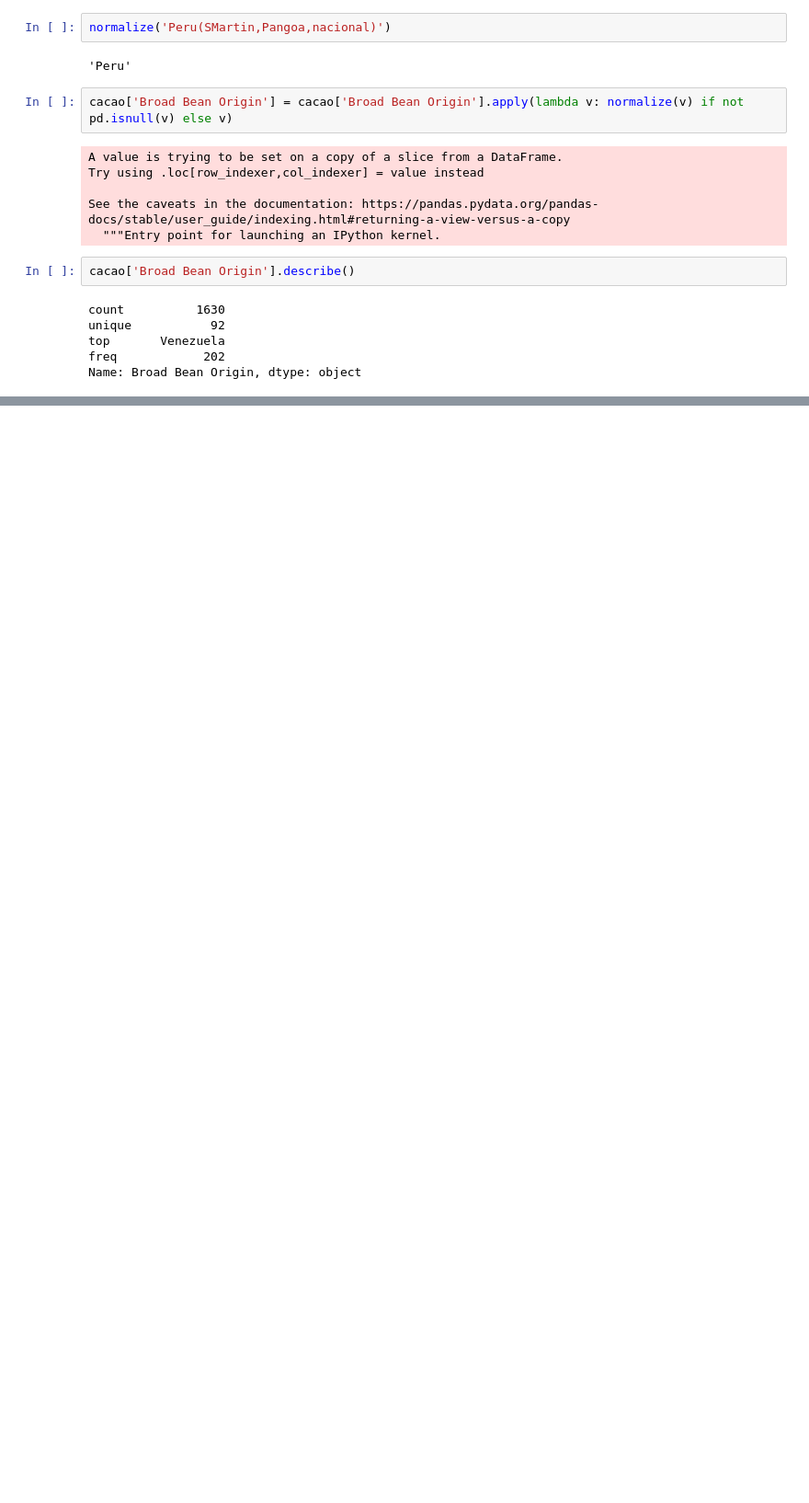
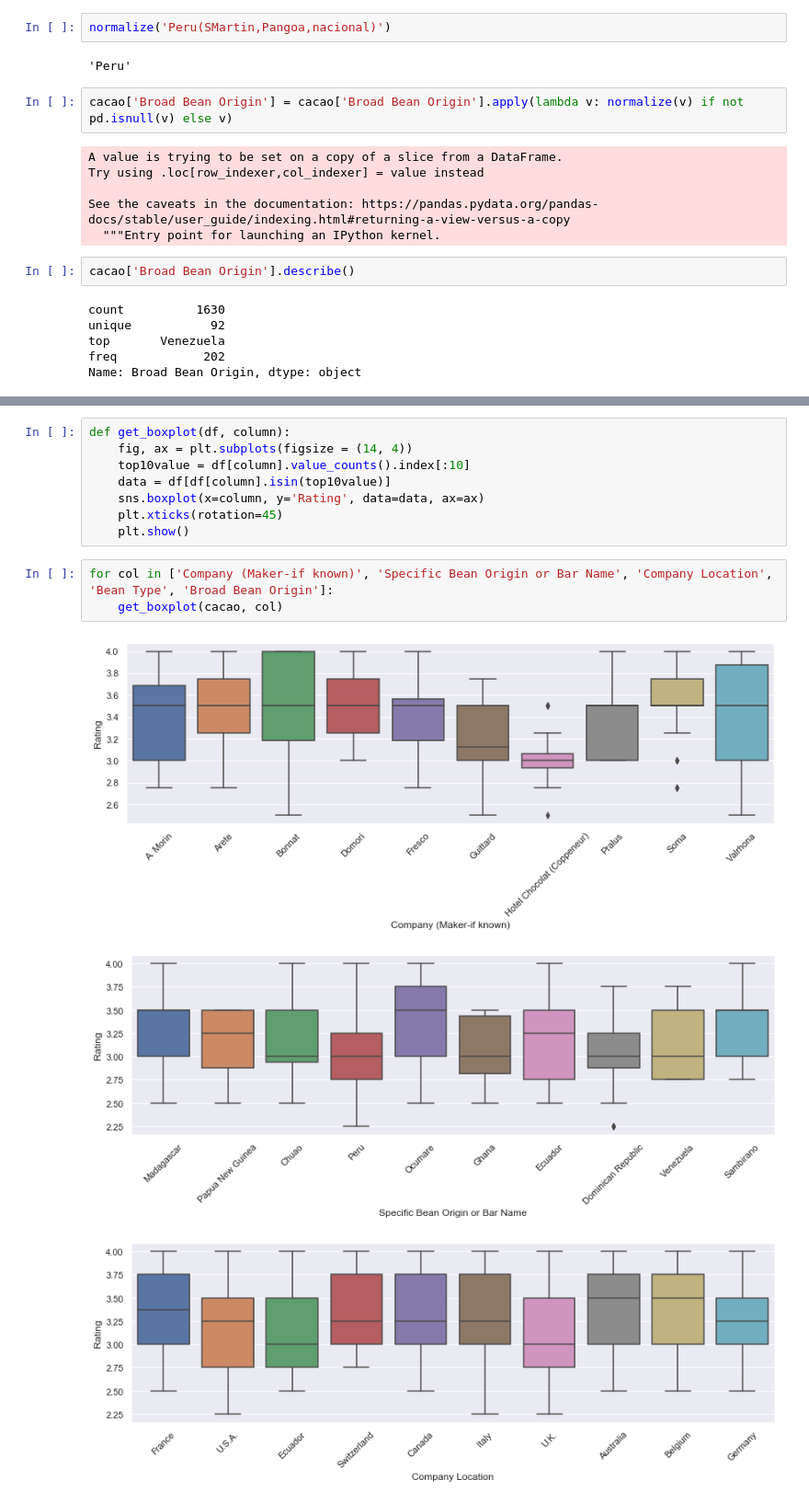
Before and after one commit to maverick-skillfactory/dst-15, a Jupyter notebook: module_2/eda.ipynb, the cells around one changed output, grey strips where cells are left out. Shown at 92% size. Drawn from its saved outputs; the diff is of its cells as text; blank space fills up the shorter version.

```diff
--- a/module_2/eda.ipynb
+++ b/module_2/eda.ipynb
@@ -424,0 +438,15 @@ Name: Broad Bean Origin, dtype: object
+# %%
+def get_boxplot(df, column):
+    fig, ax = plt.subplots(figsize = (14, 4))
+    top10value = df[column].value_counts().index[:10]
+    data = df[df[column].isin(top10value)]
+    sns.boxplot(x=column, y='Rating', data=data, ax=ax)
+    plt.xticks(rotation=45)
+    plt.show()
+# %%
+for col in ['Company (Maker-if known)', 'Specific Bean Origin or Bar Name', 'Company Location', 'Bean Type', 'Broad Bean Origin']:
+    get_boxplot(cacao, col)
+# %% [output]
+[figure, added]
+[figure, added]
+[figure, added]
```
Also changed, not shown: parts of 9 cells of this notebook.
